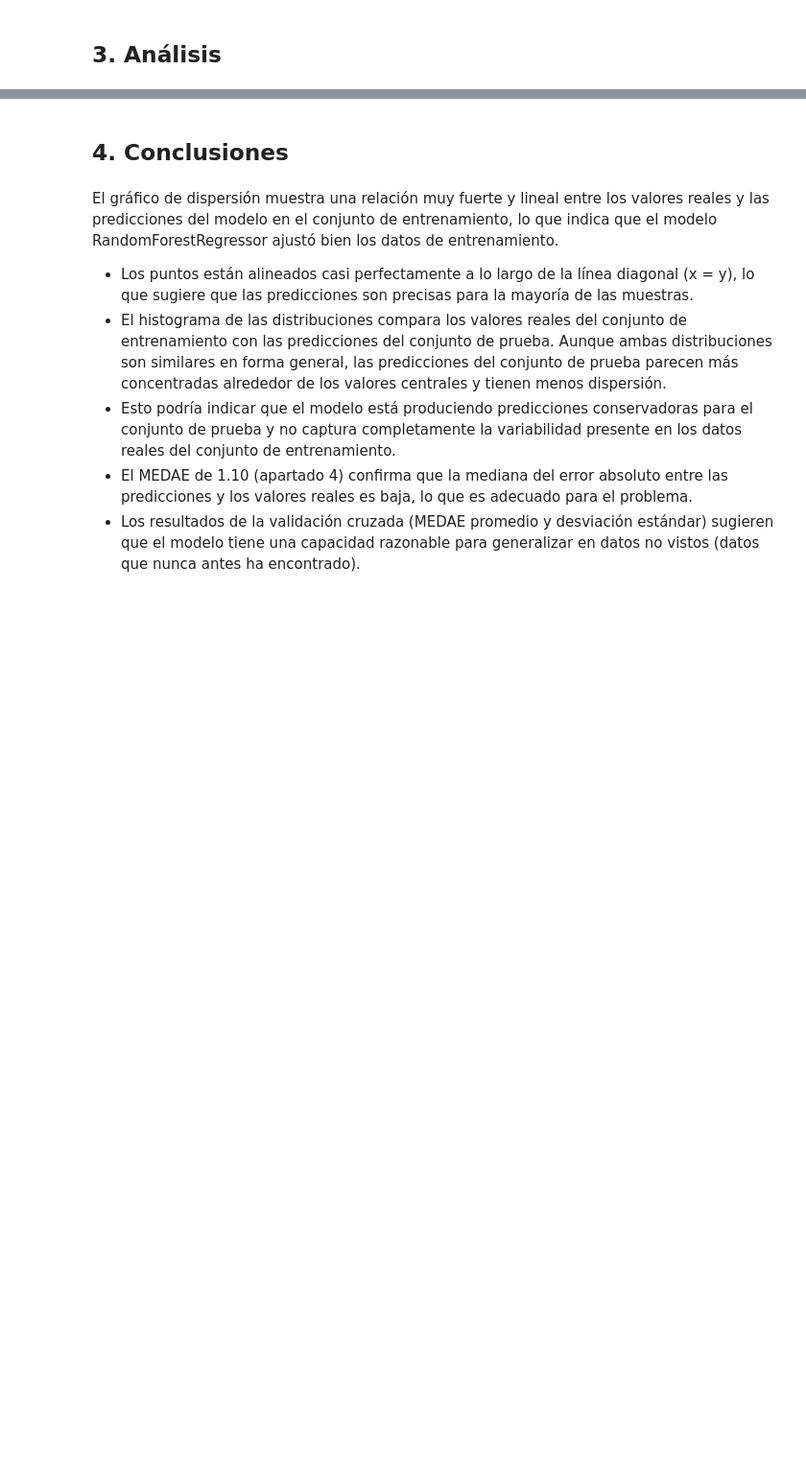
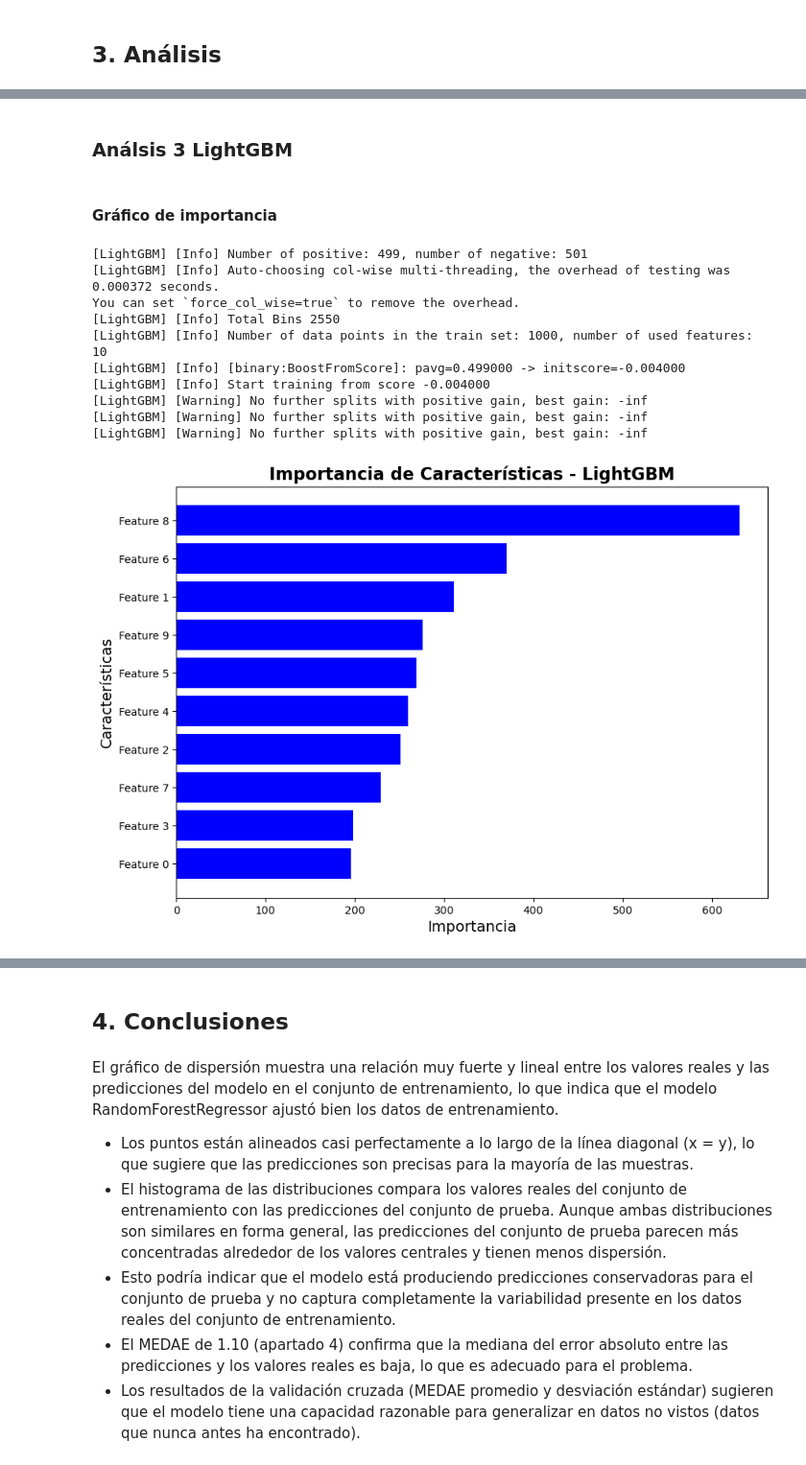
Before and after one commit to gabriellazovsky/prac3IA, a Jupyter notebook: P3IA_v2.ipynb, the cells around one changed output, grey strips where cells are left out. Shown: that part at 96% size. Saved outputs shown, nothing was run; the diff lists cells and outputs as text; code cells hidden in the pictures; blank space fills up the shorter version.

```diff
--- a/P3IA_v2.ipynb
+++ b/P3IA_v2.ipynb
@@ -398,0 +557,47 @@ except NameError as e:
+# %% [markdown]
+### Análsis 3 LightGBM
+# %% [markdown]
+#### Gráfico de importancia
+# %%
+import matplotlib.pyplot as plt
+import pandas as pd
+import lightgbm as lgb
+from sklearn.datasets import make_classification
+
+# Crear datos de ejemplo
+X, y = make_classification(n_samples=1000, n_features=10, random_state=42)
+
+# Entrenar el modelo LightGBM
+model_cv = lgb.LGBMClassifier(random_state=42)
+model_cv.fit(X, y)
+
+# Obtener la importancia de características
+importance_cv = model_cv.feature_importances_
+feature_names_cv = [f'Feature {i}' for i in range(X.shape[1])]
+
+# Crear un DataFrame para la importancia de características
+feature_importance_cv_df = pd.DataFrame({'feature': feature_names_cv, 'importance': importance_cv})
+
+# Ordenar por importancia
+feature_importance_cv_df = feature_importance_cv_df.sort_values(by='importance', ascending=False)
+
+# Plotear la importancia de características
+plt.figure(figsize=(10, 7))
+plt.barh(feature_importance_cv_df['feature'], feature_importance_cv_df['importance'], color='blue')
+plt.xlabel('Importancia', fontsize=14)
+plt.ylabel('Características', fontsize=14)
+plt.title('Importancia de Características - LightGBM', fontsize=16, fontweight='bold')
+plt.gca().invert_yaxis()
+plt.show()
+# %% [output]
+[LightGBM] [Info] Number of positive: 499, number of negative: 501
+[LightGBM] [Info] Auto-choosing col-wise multi-threading, the overhead of testing was 0.000372 seconds.
+You can set `force_col_wise=true` to remove the overhead.
+[LightGBM] [Info] Total Bins 2550
+[LightGBM] [Info] Number of data points in the train set: 1000, number of used features: 10
+[LightGBM] [Info] [binary:BoostFromScore]: pavg=0.499000 -> initscore=-0.004000
+[LightGBM] [Info] Start training from score -0.004000
+[LightGBM] [Warning] No further splits with positive gain, best gain: -inf
+[LightGBM] [Warning] No further splits with positive gain, best gain: -inf
+[LightGBM] [Warning] No further splits with positive gain, best gain: -inf
+[figure, added]
```
Also changed, not shown: parts of 22 cells of this notebook, 1 other file.
